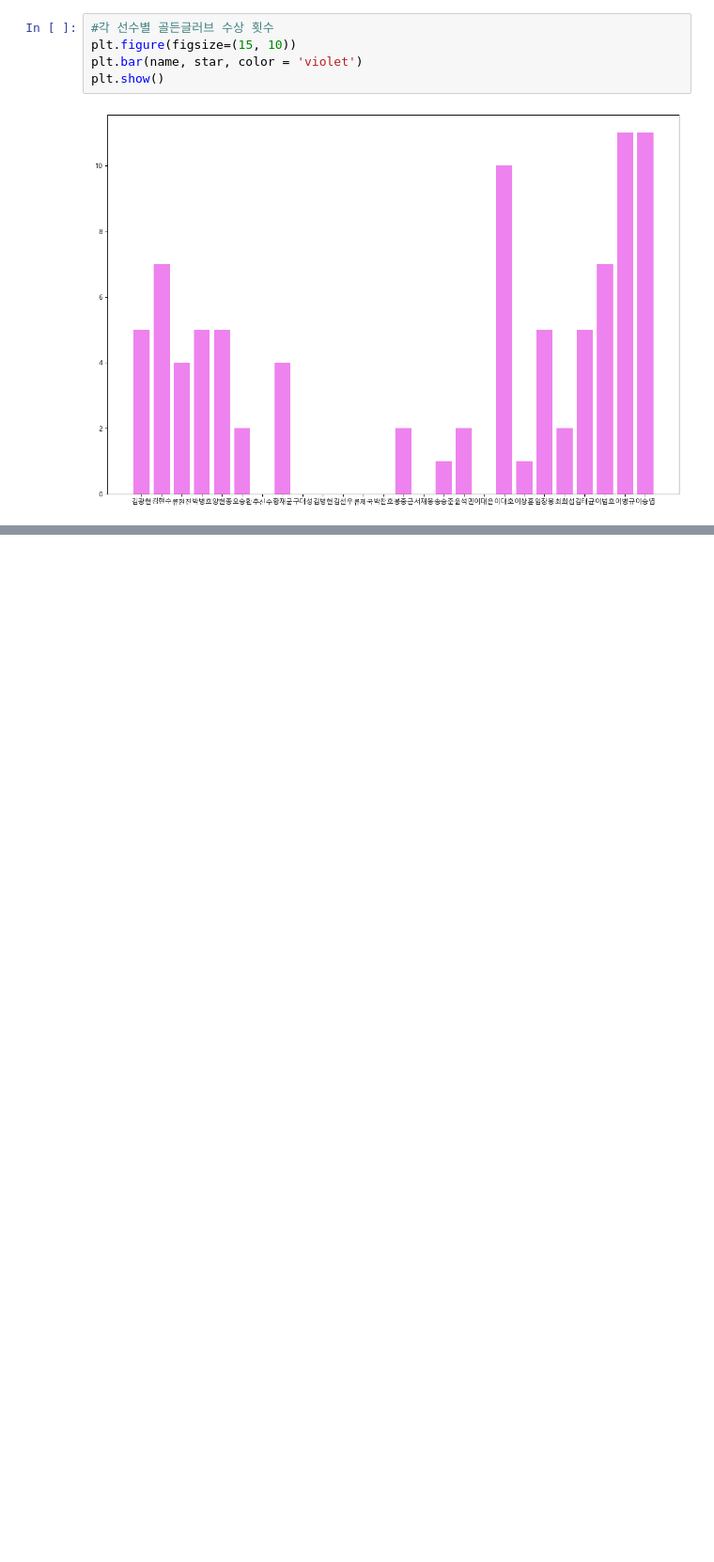
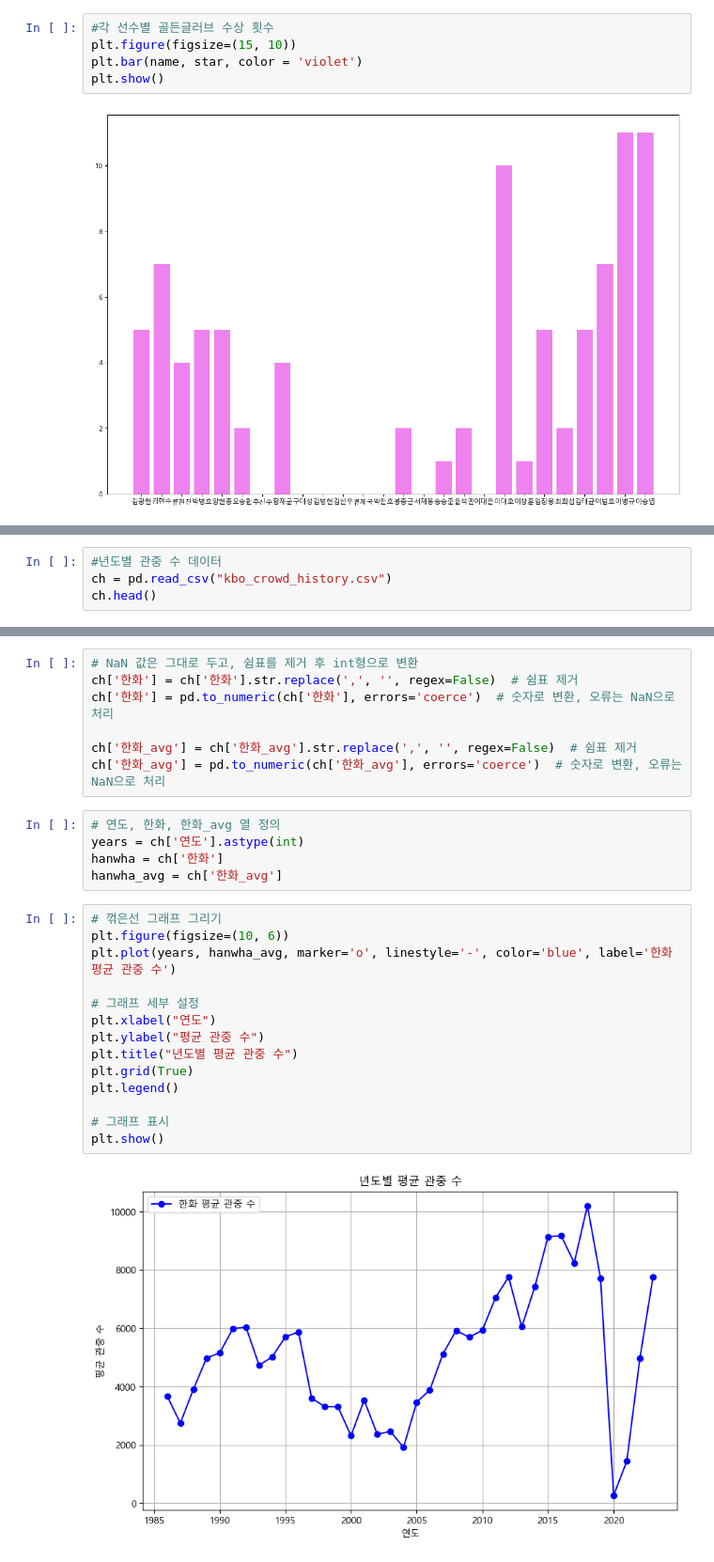
Before and after one commit to duddbs2002/team3, a Jupyter notebook: Youri/기본시각화.ipynb, the cells around one changed output, grey strips where cells are left out. Shown at 94% size. Saved outputs shown, nothing was run; the diff lists cells and outputs as text; blank space fills up the shorter version.

```diff
--- a/Youri/기본시각화.ipynb
+++ b/Youri/기본시각화.ipynb
@@ -66,0 +90,4 @@ df_group = df.groupby([''])
+# %%
+#년도별 관중 수 데이터
+ch = pd.read_csv("kbo_crowd_history.csv")
+ch.head()
@@ -66,0 +102,28 @@ df_group = df.groupby([''])
+# %%
+# NaN 값은 그대로 두고, 쉼표를 제거 후 int형으로 변환
+ch['한화'] = ch['한화'].str.replace(',', '', regex=False)  # 쉼표 제거
+ch['한화'] = pd.to_numeric(ch['한화'], errors='coerce')  # 숫자로 변환, 오류는 NaN으로 처리
+
+ch['한화_avg'] = ch['한화_avg'].str.replace(',', '', regex=False)  # 쉼표 제거
+ch['한화_avg'] = pd.to_numeric(ch['한화_avg'], errors='coerce')  # 숫자로 변환, 오류는 NaN으로 처리
+# %%
+# 연도, 한화, 한화_avg 열 정의
+years = ch['연도'].astype(int)
+hanwha = ch['한화']
+hanwha_avg = ch['한화_avg']
+# %%
+# 꺾은선 그래프 그리기
+plt.figure(figsize=(10, 6))
+plt.plot(years, hanwha_avg, marker='o', linestyle='-', color='blue', label='한화 평균 관중 수')
+
+# 그래프 세부 설정
+plt.xlabel("연도")
+plt.ylabel("평균 관중 수")
+plt.title("년도별 평균 관중 수")
+plt.grid(True)
+plt.legend()
+
+# 그래프 표시
+plt.show()
+# %% [output]
+[figure, added]
```
Also changed, not shown: parts of 8 cells of this notebook.
